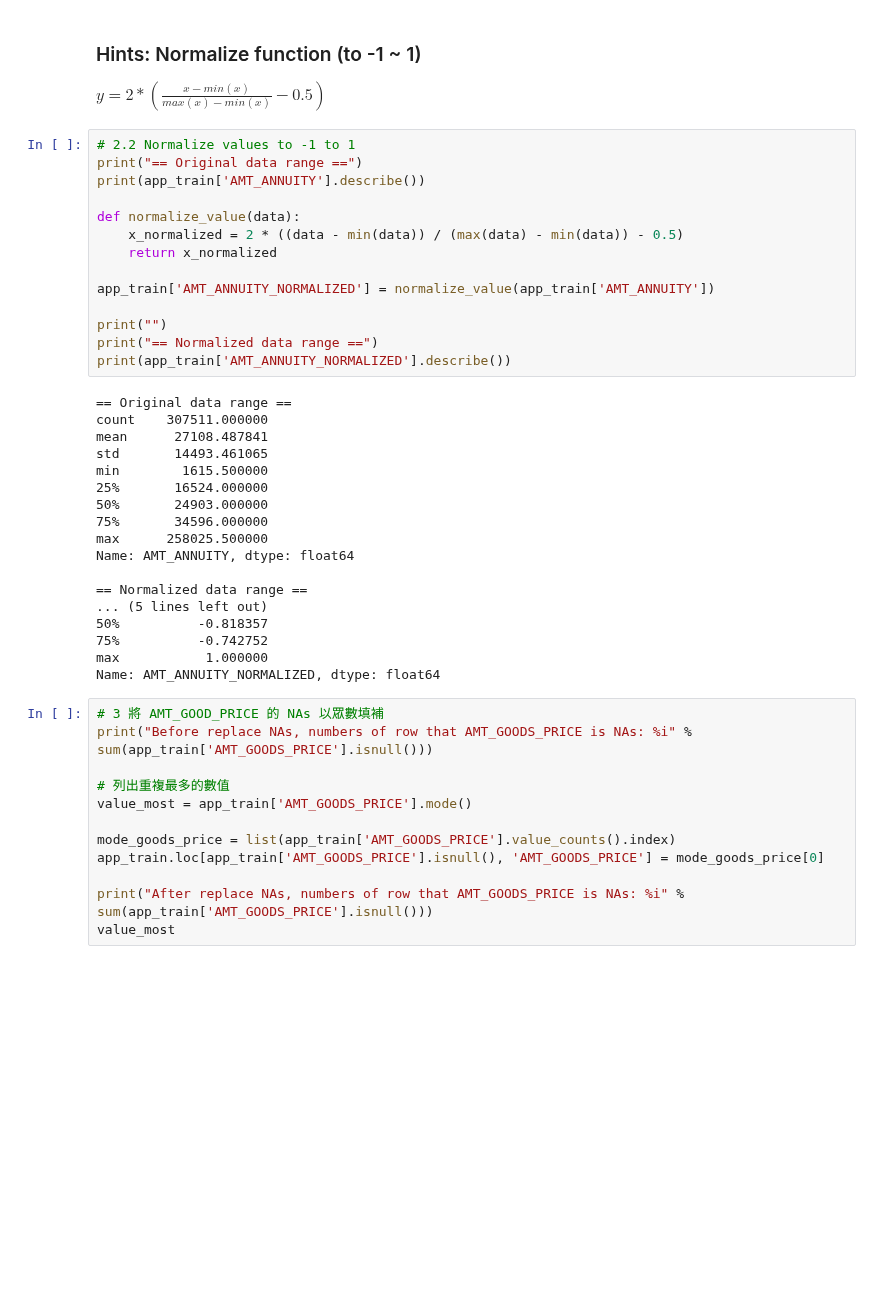
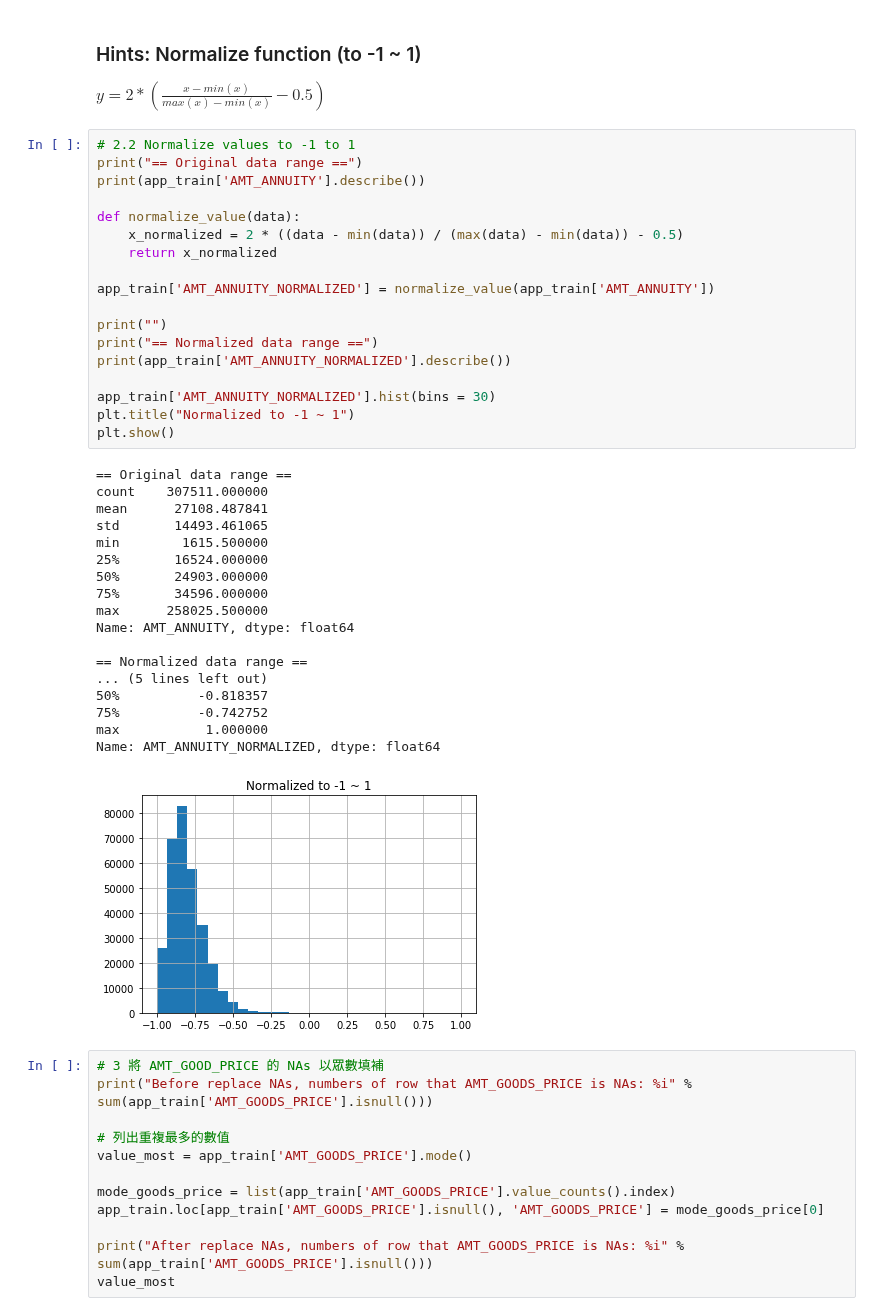
Before and after one commit to ChenLily0928/ML100-Days, a Jupyter notebook: homework/Day_007_HW.ipynb, the cells around one changed output. Drawn from its saved outputs; the diff is of its cells as text; blank space fills up the shorter version.

```diff
--- a/homework/Day_007_HW.ipynb
+++ b/homework/Day_007_HW.ipynb
@@ -125,33 +125,38 @@ $ y = 2*(\frac{x - min(x)}{max(x) - min(x)} - 0.5) $
 print("== Original data range ==")
 print(app_train['AMT_ANNUITY'].describe())
 
 def normalize_value(data):
     x_normalized = 2 * ((data - min(data)) / (max(data) - min(data)) - 0.5)
     return x_normalized
 
 app_train['AMT_ANNUITY_NORMALIZED'] = normalize_value(app_train['AMT_ANNUITY'])
 
 print("")
 print("== Normalized data range ==")
 print(app_train['AMT_ANNUITY_NORMALIZED'].describe())
+
+app_train['AMT_ANNUITY_NORMALIZED'].hist(bins = 30)
+plt.title("Normalized to -1 ~ 1")
+plt.show()
 # %% [output]
 == Original data range ==
 count    307511.000000
 mean      27108.487841
 std       14493.461065
 min        1615.500000
 25%       16524.000000
 50%       24903.000000
 75%       34596.000000
 max      258025.500000
 Name: AMT_ANNUITY, dtype: float64
 
 == Normalized data range ==
 ... (5 lines left out)
 50%          -0.818357
 75%          -0.742752
 max           1.000000
 Name: AMT_ANNUITY_NORMALIZED, dtype: float64
+[figure, added]
 # %%
 # 3 將 AMT_GOOD_PRICE 的 NAs 以眾數填補
 print("Before replace NAs, numbers of row that AMT_GOODS_PRICE is NAs: %i" % sum(app_train['AMT_GOODS_PRICE'].isnull()))
```
